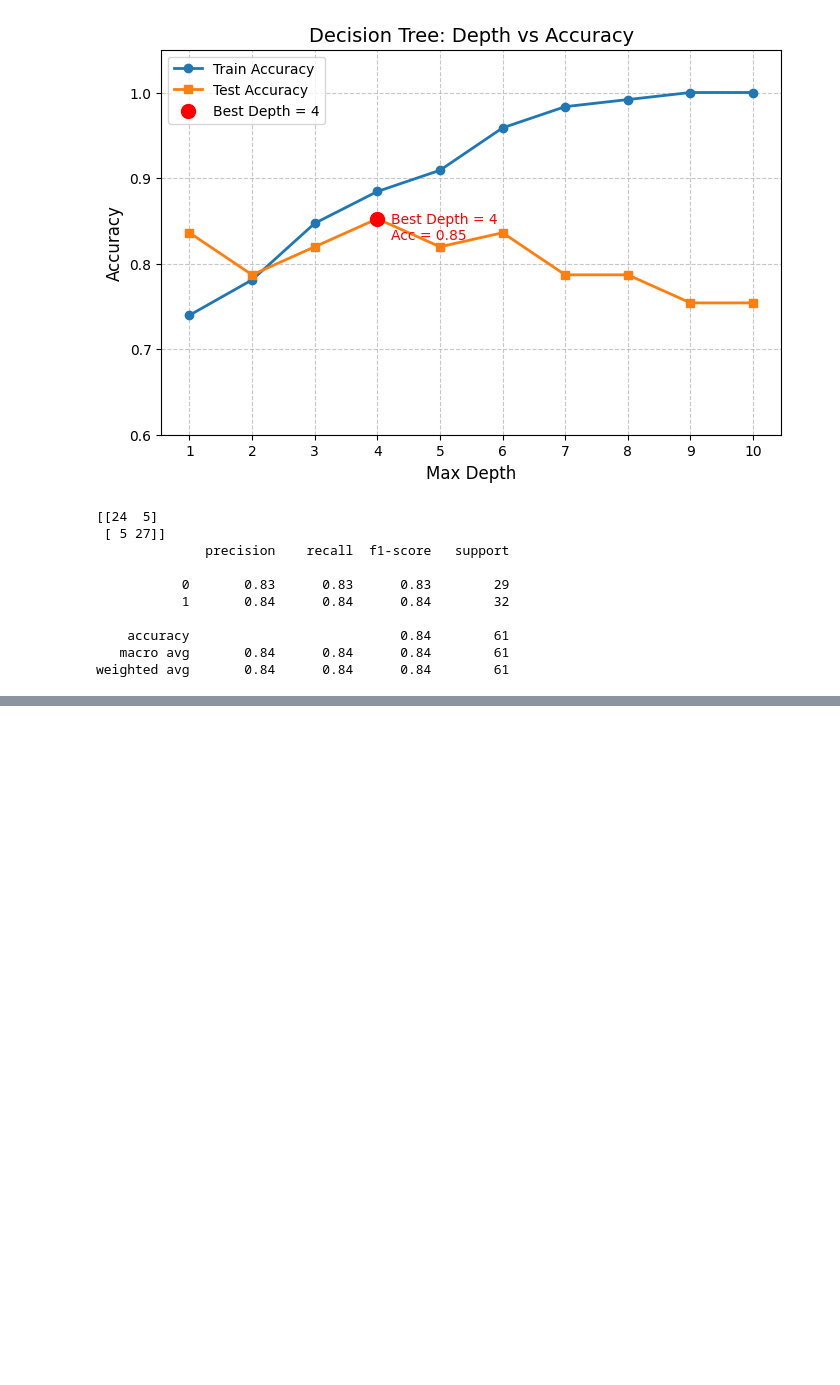
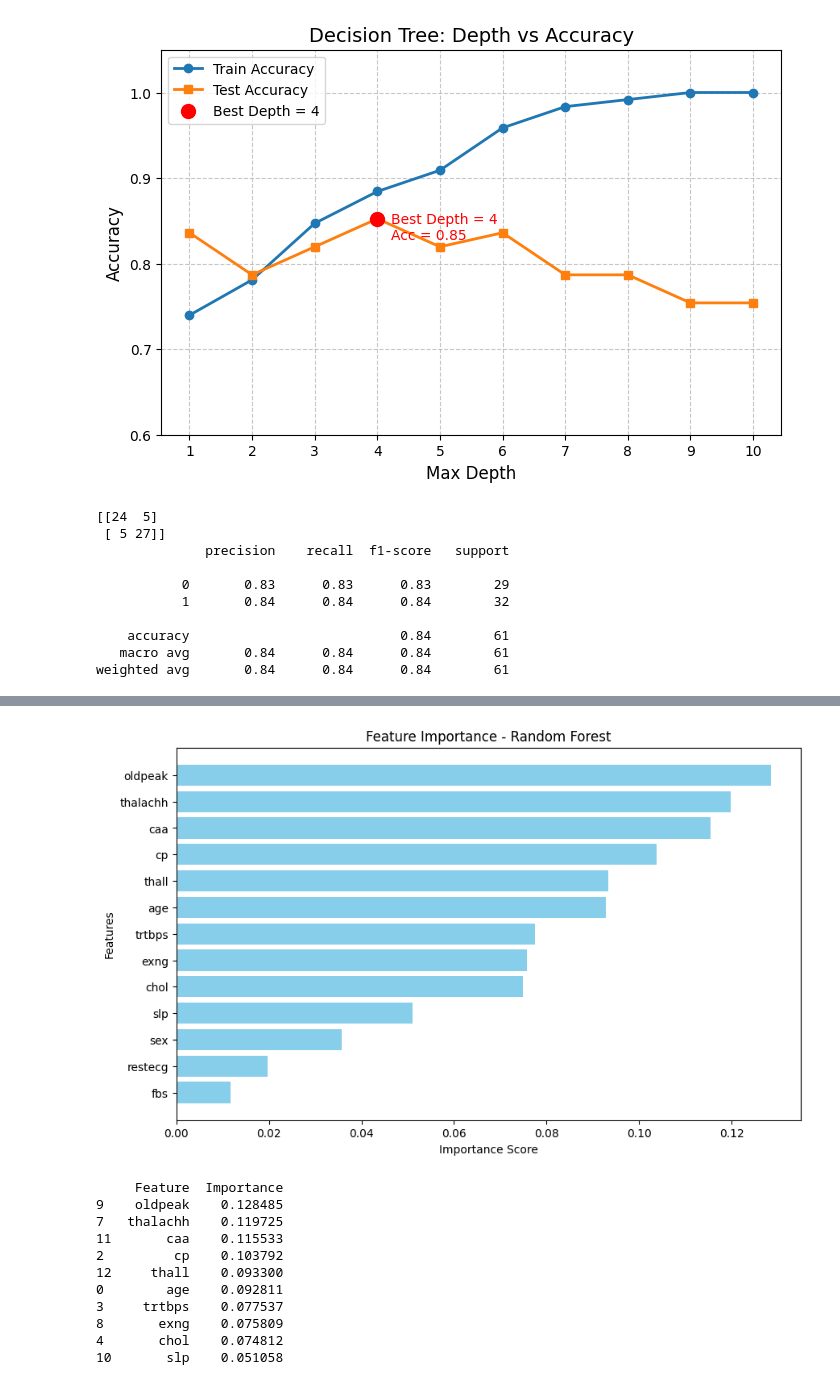
Before and after one commit to Abdullah-Jalal/heart-disease-prediction, a Jupyter notebook: ML_Heart.ipynb, the cells around one changed output, grey strips where cells are left out. Drawn from its saved outputs; the diff is of its cells as text; code cells hidden in the pictures; blank space fills up the shorter version.

Commit message:
Implemented Random Forest model and added feature importance analysis

```diff
--- a/ML_Heart.ipynb
+++ b/ML_Heart.ipynb
@@ -424,0 +438,37 @@ AUC: 0.9224137931034483
+# %%
+X = df.drop("output", axis=1)
+y = df["output"]
+
+X_train, X_test, y_train, y_test = train_test_split(X, y, test_size=0.2, random_state=42)
+features = X_train.columns
+# %%
+
+importances = rfc.feature_importances_
+features = X.columns
+
+
+feat_imp = pd.DataFrame({"Feature": features, "Importance": importances})
+feat_imp = feat_imp.sort_values(by="Importance", ascending=False)
+
+plt.figure(figsize=(10,6))
+plt.barh(feat_imp["Feature"], feat_imp["Importance"], color="skyblue")
+plt.gca().invert_yaxis()
+plt.title("Feature Importance - Random Forest")
+plt.xlabel("Importance Score")
+plt.ylabel("Features")
+plt.show()
+
+print(feat_imp.head(10))
+# %% [output]
+[figure, added]
+     Feature  Importance
+9    oldpeak    0.128485
+7   thalachh    0.119725
+11       caa    0.115533
+2         cp    0.103792
+12     thall    0.093300
+0        age    0.092811
+3     trtbps    0.077537
+8       exng    0.075809
+4       chol    0.074812
+10       slp    0.051058
```
Also changed, not shown: parts of 1 cell of this notebook.
